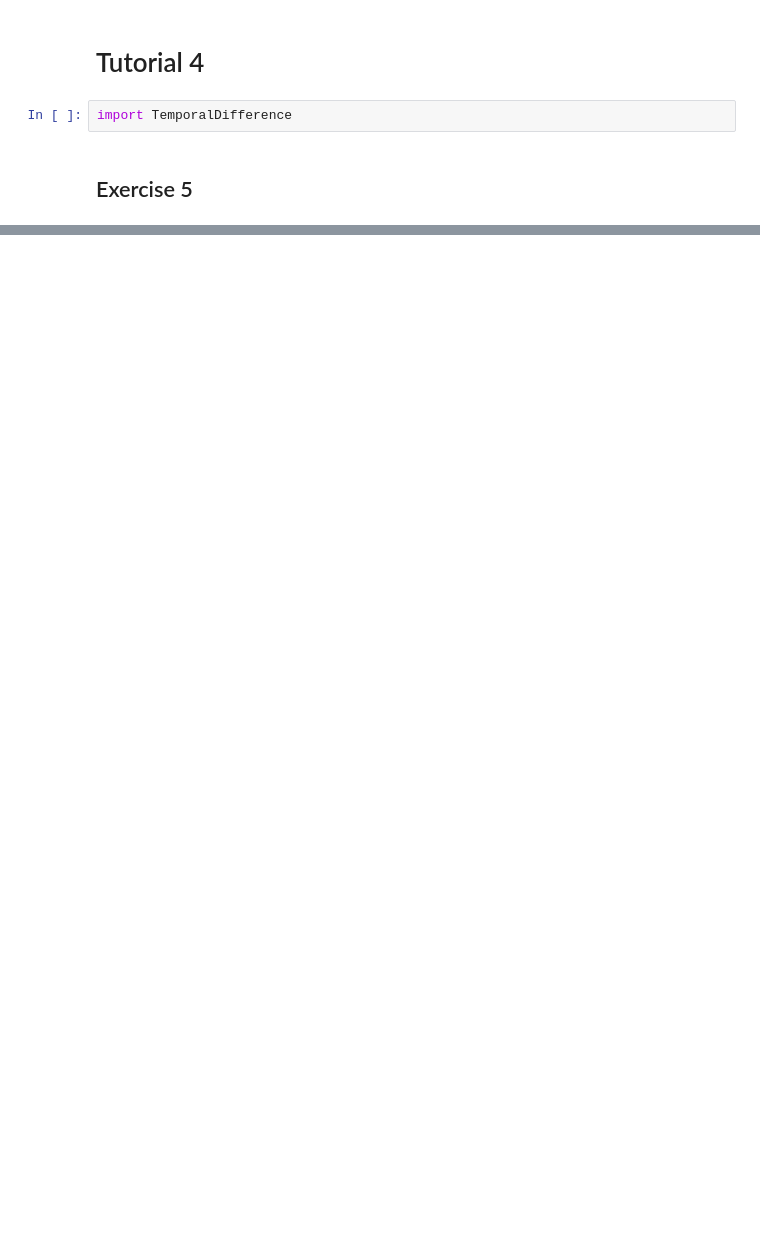
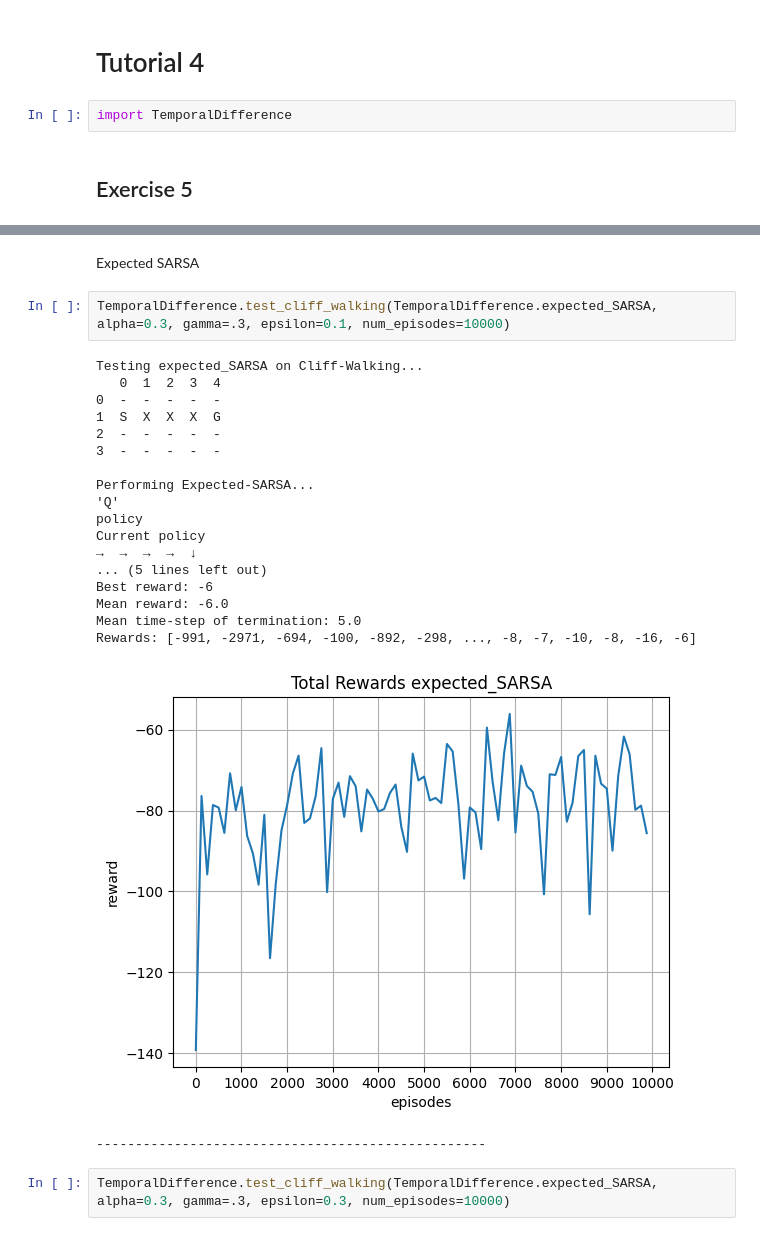
Before and after one commit to nikoczernin/aknum, a Jupyter notebook: tutorial_4.ipynb, the cells around one changed output, grey strips where cells are left out. Saved outputs shown, nothing was run; the diff lists cells and outputs as text; blank space fills up the shorter version.

```diff
--- a/tutorial_4.ipynb
+++ b/tutorial_4.ipynb
@@ -173 +168,27 @@ Mean time-step of termination: 7.0
 --------------------------------------------------
+# %% [markdown]
+Expected SARSA
+# %%
+TemporalDifference.test_cliff_walking(TemporalDifference.expected_SARSA, alpha=0.3, gamma=.3, epsilon=0.1, num_episodes=10000)
+# %% [output]
+Testing expected_SARSA on Cliff-Walking...
+   0  1  2  3  4
+0  -  -  -  -  -
+1  S  X  X  X  G
+2  -  -  -  -  -
+3  -  -  -  -  -
+
+Performing Expected-SARSA...
+'Q'
+policy
+Current policy
+→  →  →  →  ↓
+... (5 lines left out)
+Best reward: -6
+Mean reward: -6.0
+Mean time-step of termination: 5.0
+Rewards: [-991, -2971, -694, -100, -892, -298, ..., -8, -7, -10, -8, -16, -6]
+[figure, added]
+--------------------------------------------------
+# %%
+TemporalDifference.test_cliff_walking(TemporalDifference.expected_SARSA, alpha=0.3, gamma=.3, epsilon=0.3, num_episodes=10000)
```
Also changed, not shown: parts of 20 cells of this notebook, 3 other files.
